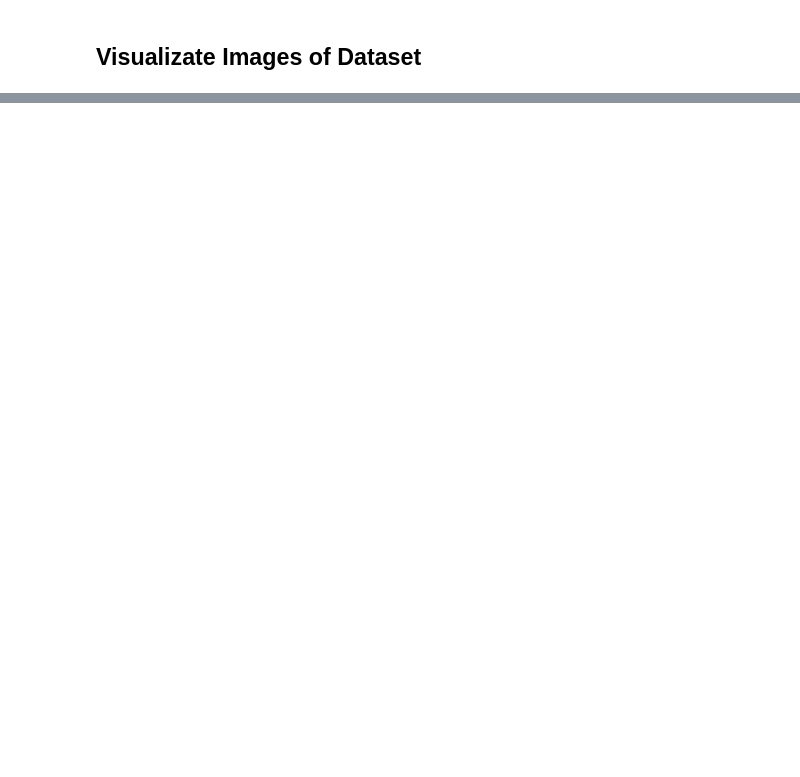
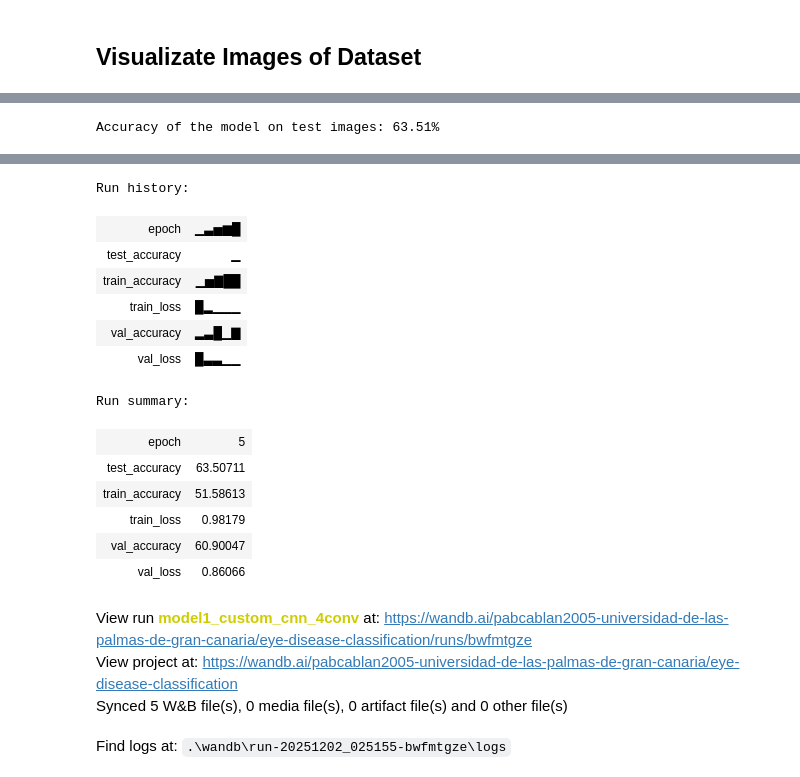
Before and after one commit to pabcablan/convolutional_neural_network, a Jupyter notebook: convolutional_neural_network.ipynb, the cells around one changed output, grey strips where cells are left out. Saved outputs shown, nothing was run; the diff lists cells and outputs as text; code cells hidden in the pictures; blank space fills up the shorter version.

```diff
--- a/convolutional_neural_network.ipynb
+++ b/convolutional_neural_network.ipynb
@@ -90,0 +222,30 @@ plt.show()
+# %%
+def test(model, test_loader, device, path_best_model):
+    model.load_state_dict(torch.load(path_best_model))
+    model.eval()
+
+    test_correct = 0
+    test_total = 0
+    y_pred = []
+    y_true = []
+
+    with torch.no_grad():
+        for images, labels in test_loader:
+            images = images.to(device)
+            labels = labels.to(device)
+
+            outputs = model(images)
+            _, predicted = torch.max(outputs.data, 1)
+            test_total += labels.size(0)
+            test_correct += (predicted == labels).sum().item()
+
+            y_pred.extend(predicted.cpu().numpy())
+            y_true.extend(labels.cpu().numpy())
+
+    test_accuracy = 100 * test_correct / test_total
+    print(f"Accuracy of the model on test images: {test_accuracy:.2f}%")
+
+    wandb.log({"test_accuracy": test_accuracy})
+    wandb.finish()
+
+    return y_true, y_pred, test_accuracy
@@ -433,0 +419,4 @@ class AdaptativeConvNet(nn.Module):
+# %%
+y_true, y_pred, test_acc = test(model, test_loader, device, path_best_model=best_model_file)
+# %% [output]
+Accuracy of the model on test images: 63.51%
@@ -433,0 +424,18 @@ class AdaptativeConvNet(nn.Module):
+Run history:
+| epoch | ▁▃▅▆█ |
+| test_accuracy | ▁ |
+| train_accuracy | ▁▅▇██ |
+| train_loss | █▂▁▁▁ |
+| val_accuracy | ▂▃█▁▇ |
+| val_loss | █▃▃▁▁ |
+Run summary:
+| epoch | 5 |
+| test_accuracy | 63.50711 |
+| train_accuracy | 51.58613 |
+| train_loss | 0.98179 |
+| val_accuracy | 60.90047 |
+| val_loss | 0.86066 |
+View run model1_custom_cnn_4conv at: https://wandb.ai/pabcablan2005-universidad-de-las-palmas-de-gran-canaria/eye-disease-classification/runs/bwfmtgze
+View project at: https://wandb.ai/pabcablan2005-universidad-de-las-palmas-de-gran-canaria/eye-disease-classification
+Synced 5 W&B file(s), 0 media file(s), 0 artifact file(s) and 0 other file(s)
+Find logs at: .\wandb\run-20251202_025155-bwfmtgze\logs
```
Also changed, not shown: parts of 45 cells of this notebook.
